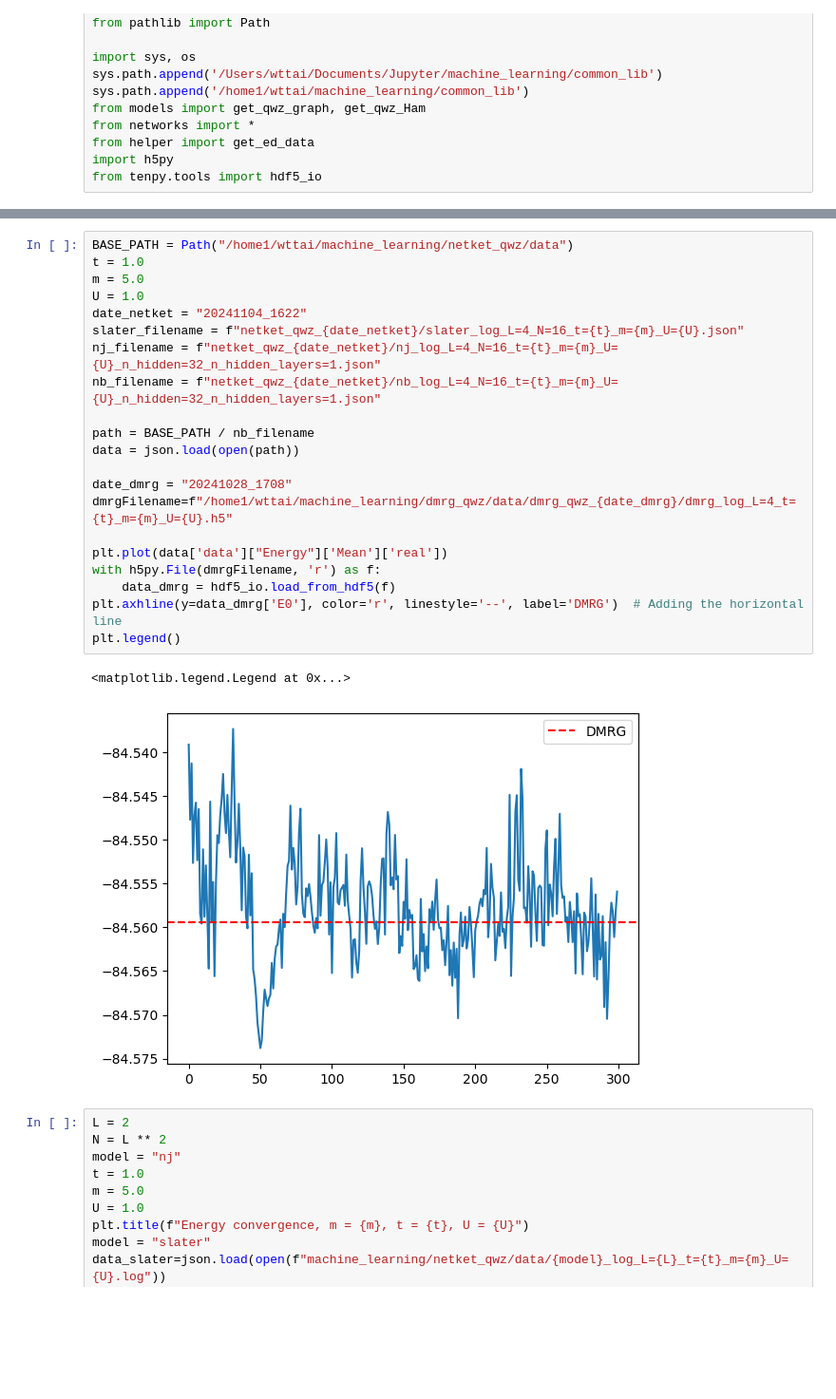
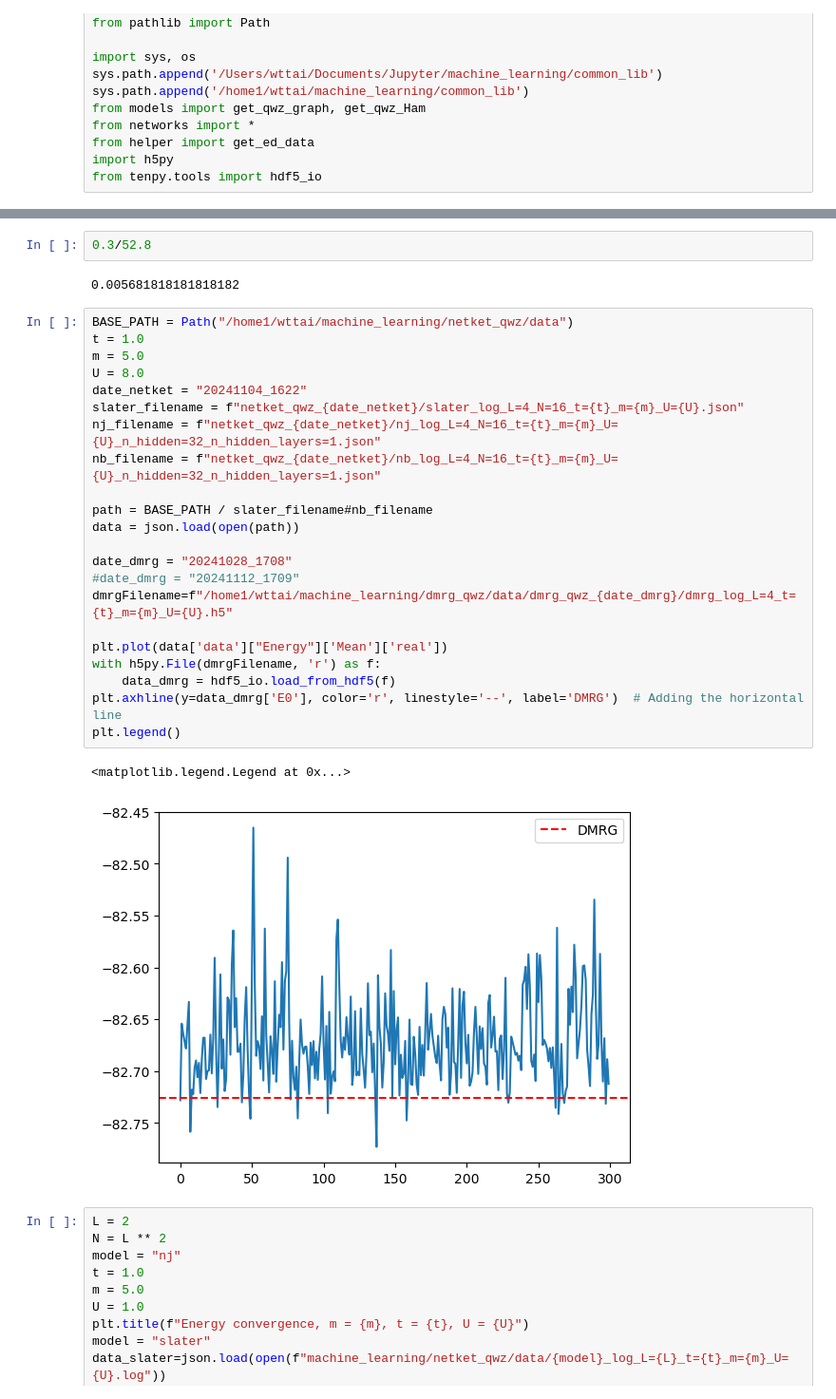
Before and after one commit to wttai004/machine_learning, a Jupyter notebook: netket_qwz/qwz_results.ipynb, the cells around one changed output, grey strips where cells are left out. Shown at 95% size. Drawn from its saved outputs; the diff is of its cells as text; blank space fills up the shorter version.

```diff
--- a/netket_qwz/qwz_results.ipynb
+++ b/netket_qwz/qwz_results.ipynb
@@ -30,27 +88,32 @@ NetKet version:  3.13.0
+# %%
+0.3/52.8
+# %% [output]
+0.005681818181818182
 # %%
 BASE_PATH = Path("/home1/wttai/machine_learning/netket_qwz/data")
 t = 1.0
 m = 5.0
-U = 1.0
+U = 8.0
 date_netket = "20241104_1622"
 slater_filename = f"netket_qwz_{date_netket}/slater_log_L=4_N=16_t={t}_m={m}_U={U}.json"
 nj_filename = f"netket_qwz_{date_netket}/nj_log_L=4_N=16_t={t}_m={m}_U={U}_n_hidden=32_n_hidden_layers=1.json"
 nb_filename = f"netket_qwz_{date_netket}/nb_log_L=4_N=16_t={t}_m={m}_U={U}_n_hidden=32_n_hidden_layers=1.json"
 
-path = BASE_PATH / nb_filename
+path = BASE_PATH / slater_filename#nb_filename
 data = json.load(open(path))
 
 date_dmrg = "20241028_1708"
+#date_dmrg = "20241112_1709"
 dmrgFilename=f"/home1/wttai/machine_learning/dmrg_qwz/data/dmrg_qwz_{date_dmrg}/dmrg_log_L=4_t={t}_m={m}_U={U}.h5"
 
 plt.plot(data['data']["Energy"]['Mean']['real'])
 with h5py.File(dmrgFilename, 'r') as f:
     data_dmrg = hdf5_io.load_from_hdf5(f)
 plt.axhline(y=data_dmrg['E0'], color='r', linestyle='--', label='DMRG')  # Adding the horizontal line
 plt.legend()
 # %% [output]
 <matplotlib.legend.Legend at 0x...>
-[figure, old version]
+[figure, new version]
 # %%
 L = 2
 N = L ** 2
```
Also changed, not shown: parts of 8 cells of this notebook, 8 other files.
